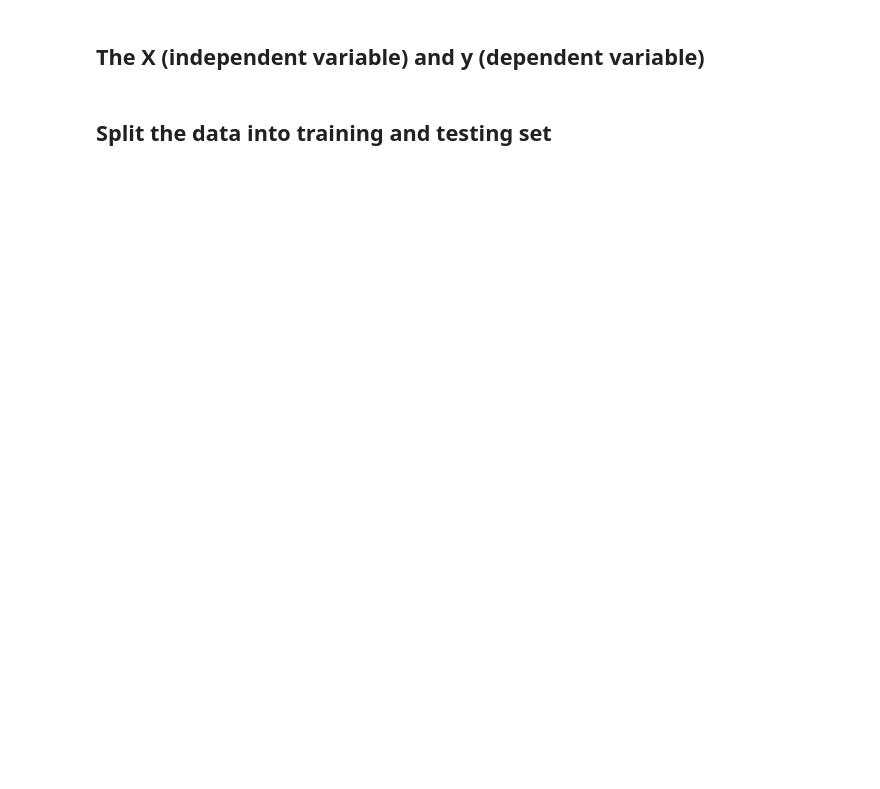
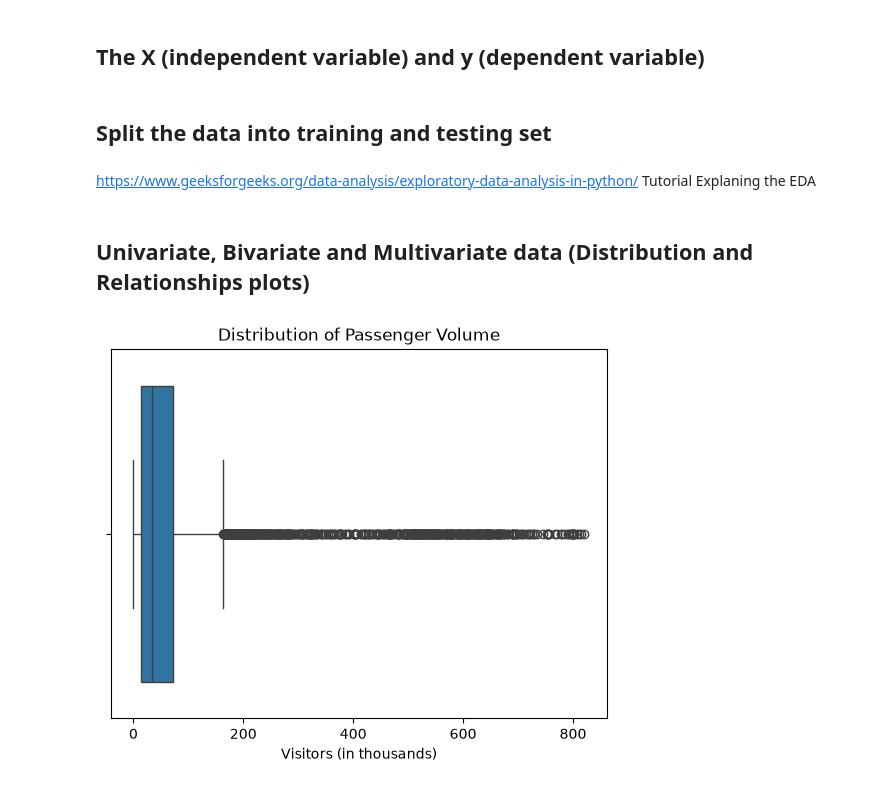
Before and after one commit to CCT-Dublin/CA1--Tourism-in-Ireland--Master-2026.2, a Jupyter notebook: CA1-2026.ipynb, the cells around one changed output. Saved outputs shown, nothing was run; the diff lists cells and outputs as text; code cells hidden in the pictures; blank space fills up the shorter version.

Commit message:
Update CA1
Adding Charts for EDA

```diff
--- a/CA1-2026.ipynb
+++ b/CA1-2026.ipynb
@@ -383,3 +407,15 @@ lasso_model.fit(X_train_scaled, y_train)
 
 
 y_pred_lasso = lasso_model.predict(X_test_scaled)
+# %% [markdown]
+https://www.geeksforgeeks.org/data-analysis/exploratory-data-analysis-in-python/ Tutorial Explaning the EDA
+# %% [markdown]
+## Univariate, Bivariate and Multivariate data (Distribution and Relationships plots)
+# %%
+#Univariate
+sns.boxplot(x=df2['VALUE_in_thousands'])
+plt.title('Distribution of Passenger Volume')
+plt.xlabel('Visitors (in thousands)')
+plt.show()
+# %% [output]
+[figure, added]
```
Also changed, not shown: parts of 14 cells of this notebook.
